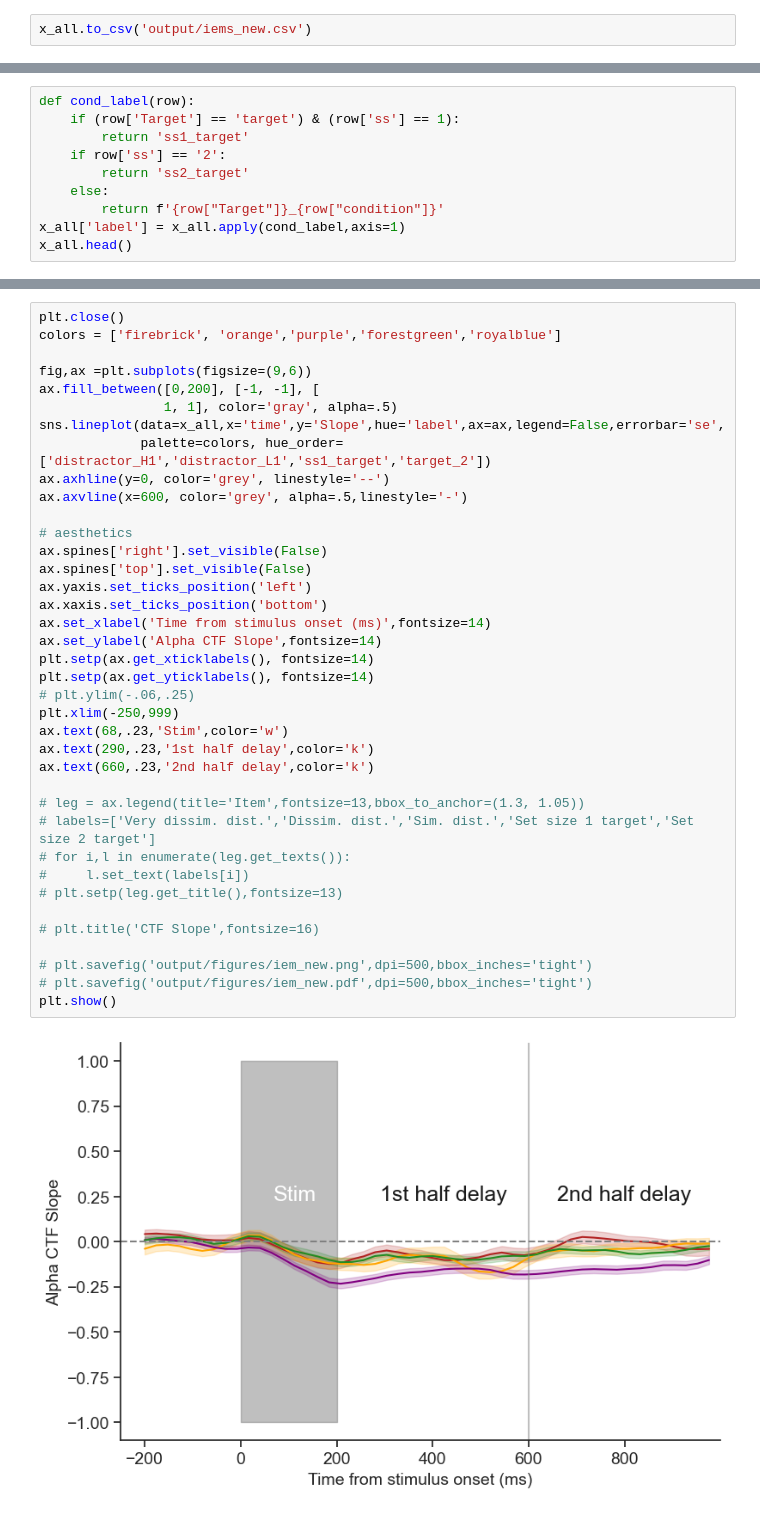
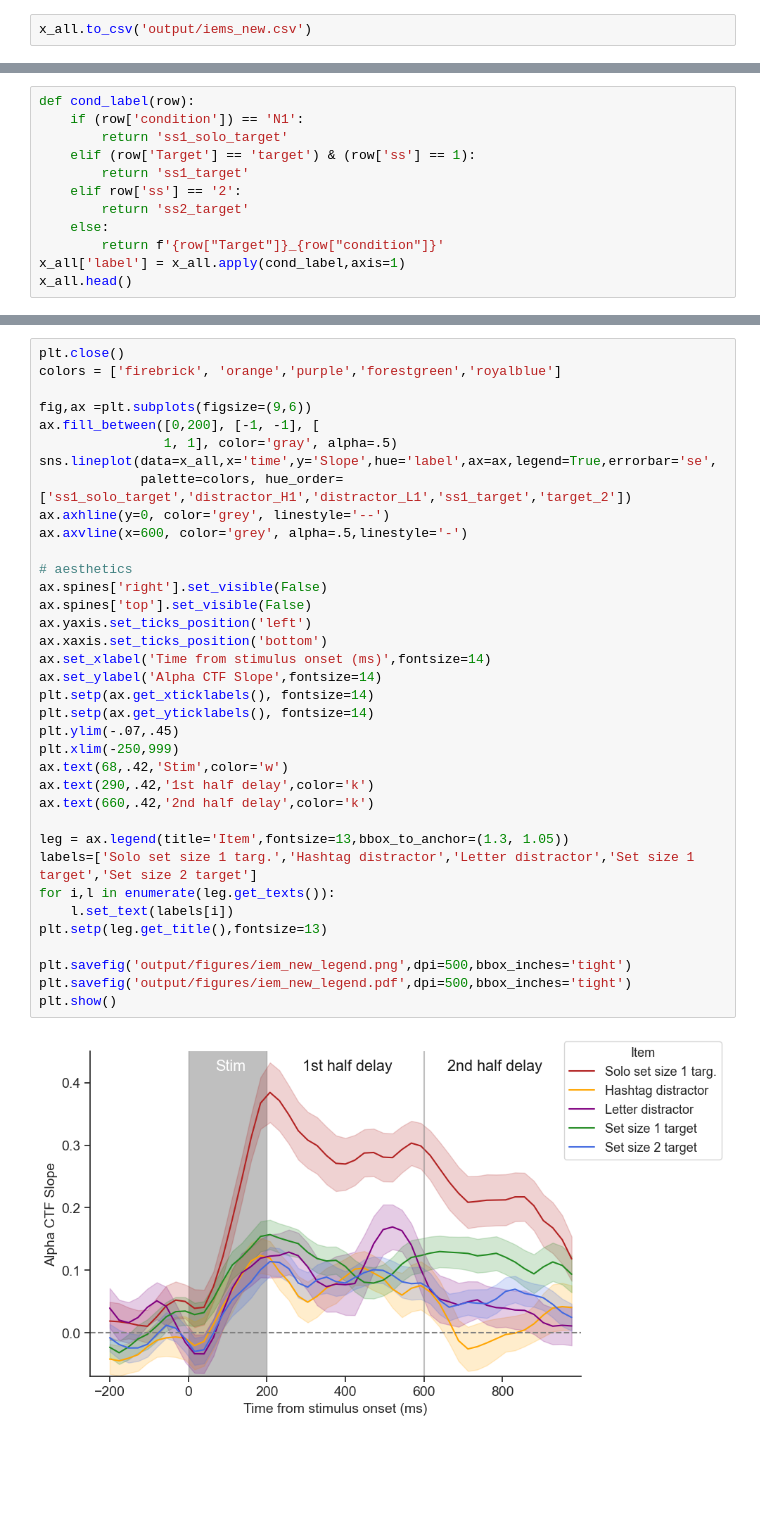
Before and after one commit to WilliamThyer/Dissociating-Spatial-and-Item-Based-Attention, a Jupyter notebook: Cannonball/analysis/IEM copy.ipynb, the cells around one changed output, grey strips where cells are left out. Cells and saved outputs as stored; diff of their text form; blank space fills up the shorter version.

```diff
--- a/Cannonball/analysis/IEM copy.ipynb
+++ b/Cannonball/analysis/IEM copy.ipynb
@@ -644,8 +645,10 @@ x_all.head()
 # %%
 def cond_label(row):
-    if (row['Target'] == 'target') & (row['ss'] == 1):
+    if (row['condition']) == 'N1':
+        return 'ss1_solo_target'
+    elif (row['Target'] == 'target') & (row['ss'] == 1):
         return 'ss1_target'
-    if row['ss'] == '2':
+    elif row['ss'] == '2':
         return 'ss2_target'
     else:
         return f'{row["Target"]}_{row["condition"]}'
@@ -670,40 +669,38 @@ array(['ss1_target', 'distractor_H1', 'distractor_L1', 'target_2'],
 # %%
 plt.close()
 colors = ['firebrick', 'orange','purple','forestgreen','royalblue']
 
 fig,ax =plt.subplots(figsize=(9,6))
 ax.fill_between([0,200], [-1, -1], [
                 1, 1], color='gray', alpha=.5)
-sns.lineplot(data=x_all,x='time',y='Slope',hue='label',ax=ax,legend=False,errorbar='se',
-             palette=colors, hue_order=['distractor_H1','distractor_L1','ss1_target','target_2'])
+sns.lineplot(data=x_all,x='time',y='Slope',hue='label',ax=ax,legend=True,errorbar='se',
+             palette=colors, hue_order=['ss1_solo_target','distractor_H1','distractor_L1','ss1_target','target_2'])
 ax.axhline(y=0, color='grey', linestyle='--')
 ax.axvline(x=600, color='grey', alpha=.5,linestyle='-')
 
 # aesthetics
 ax.spines['right'].set_visible(False)
 ax.spines['top'].set_visible(False)
 ax.yaxis.set_ticks_position('left')
 ax.xaxis.set_ticks_position('bottom')
 ax.set_xlabel('Time from stimulus onset (ms)',fontsize=14)
 ax.set_ylabel('Alpha CTF Slope',fontsize=14)
 plt.setp(ax.get_xticklabels(), fontsize=14)
 plt.setp(ax.get_yticklabels(), fontsize=14)
-# plt.ylim(-.06,.25)
+plt.ylim(-.07,.45)
 plt.xlim(-250,999)
-ax.text(68,.23,'Stim',color='w')
-ax.text(290,.23,'1st half delay',color='k')
-ax.text(660,.23,'2nd half delay',color='k')
+ax.text(68,.42,'Stim',color='w')
+ax.text(290,.42,'1st half delay',color='k')
+ax.text(660,.42,'2nd half delay',color='k')
 
-# leg = ax.legend(title='Item',fontsize=13,bbox_to_anchor=(1.3, 1.05))
-# labels=['Very dissim. dist.','Dissim. dist.','Sim. dist.','Set size 1 target','Set size 2 target']
-# for i,l in enumerate(leg.get_texts()):
-#     l.set_text(labels[i])
-# plt.setp(leg.get_title(),fontsize=13)
+leg = ax.legend(title='Item',fontsize=13,bbox_to_anchor=(1.3, 1.05))
+labels=['Solo set size 1 targ.','Hashtag distractor','Letter distractor','Set size 1 target','Set size 2 target']
+for i,l in enumerate(leg.get_texts()):
+    l.set_text(labels[i])
+plt.setp(leg.get_title(),fontsize=13)
 
-# plt.title('CTF Slope',fontsize=16)
-
-# plt.savefig('output/figures/iem_new.png',dpi=500,bbox_inches='tight')
-# plt.savefig('output/figures/iem_new.pdf',dpi=500,bbox_inches='tight')
+plt.savefig('output/figures/iem_new_legend.png',dpi=500,bbox_inches='tight')
+plt.savefig('output/figures/iem_new_legend.pdf',dpi=500,bbox_inches='tight')
 plt.show()
 # %% [output]
-[figure, old version]
+[figure, new version]
```
Also changed, not shown: parts of 15 cells of this notebook, 12 other files.
